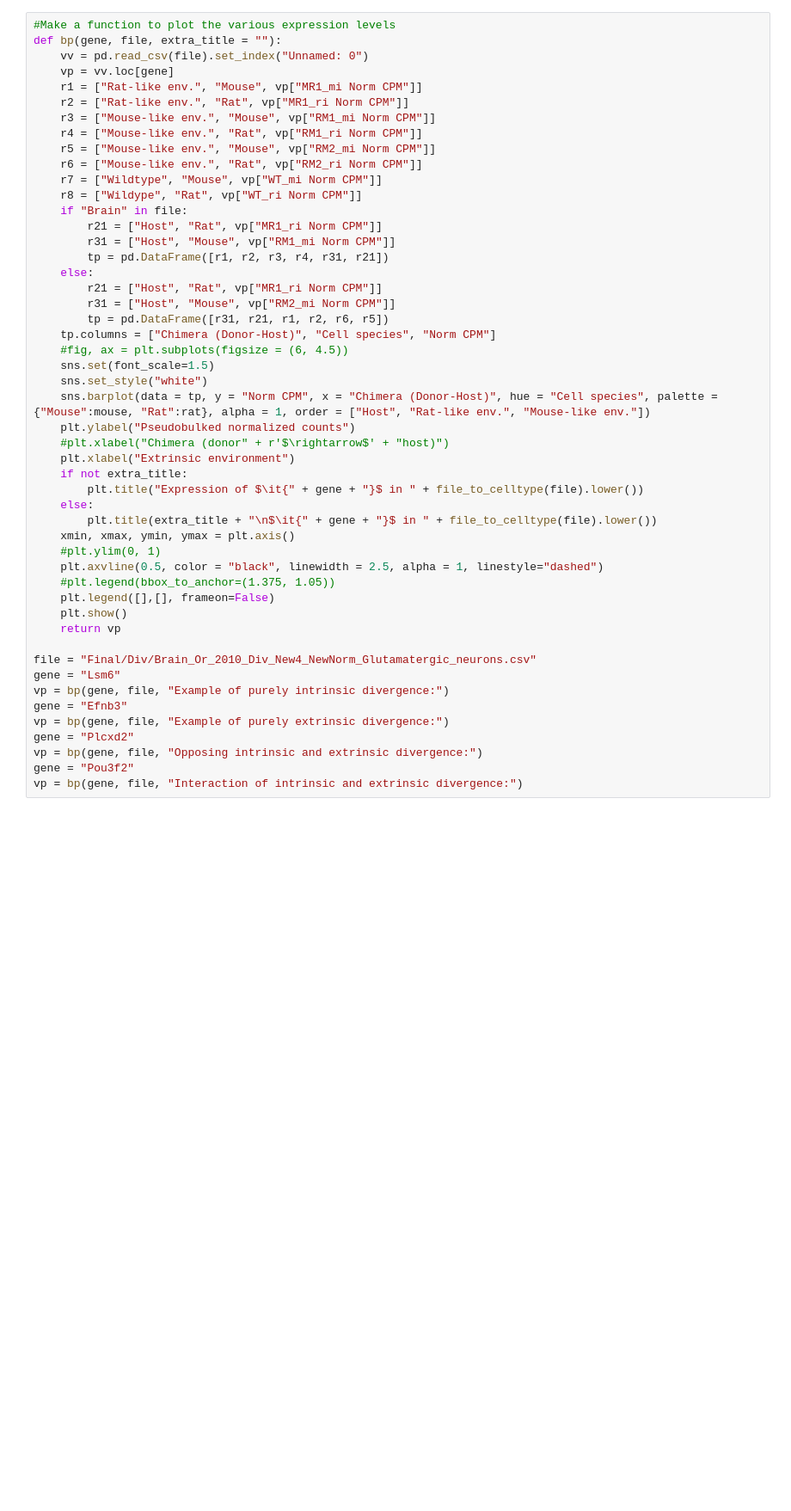
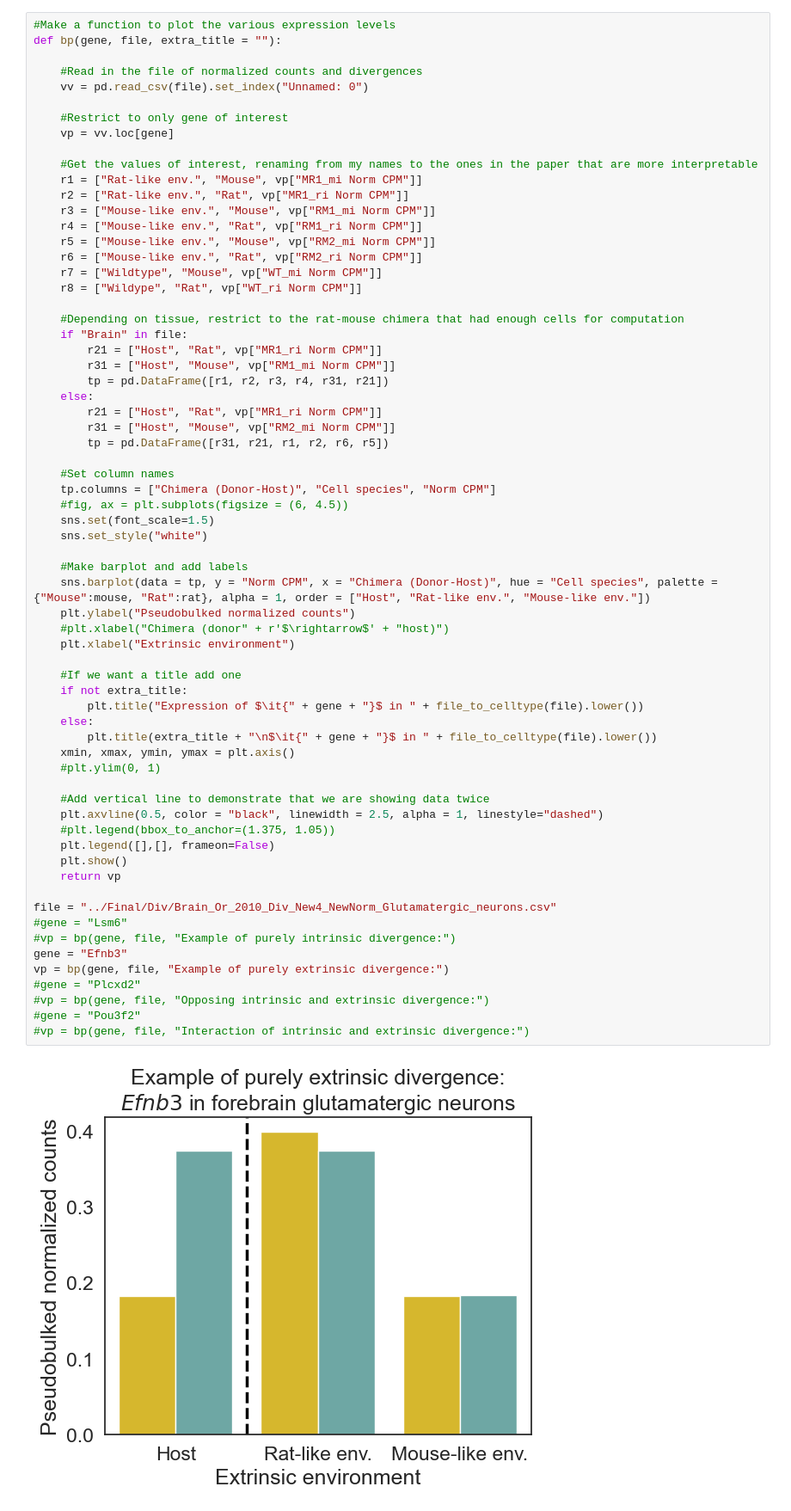
Before and after one commit to astarr97/Chimera_Pilot, a Jupyter notebook: Fig_2A-F.ipynb, the cells around one changed output. Shown: that part at 86% size. Cells and saved outputs as stored; diff of their text form; blank space fills up the shorter version.

```diff
--- a/Fig_2A-F.ipynb
+++ b/Fig_2A-F.ipynb
@@ -41,8 +42,14 @@ plt.rcParams["font.family"] = "Arial"
 # %%
 #Make a function to plot the various expression levels
 def bp(gene, file, extra_title = ""):
+
+    #Read in the file of normalized counts and divergences
     vv = pd.read_csv(file).set_index("Unnamed: 0")
+
+    #Restrict to only gene of interest
     vp = vv.loc[gene]
+
+    #Get the values of interest, renaming from my names to the ones in the paper that are more interpretable
     r1 = ["Rat-like env.", "Mouse", vp["MR1_mi Norm CPM"]]
     r2 = ["Rat-like env.", "Rat", vp["MR1_ri Norm CPM"]]
     r3 = ["Mouse-like env.", "Mouse", vp["RM1_mi Norm CPM"]]
@@ -51,41 +58,53 @@ def bp(gene, file, extra_title = ""):
     r6 = ["Mouse-like env.", "Rat", vp["RM2_ri Norm CPM"]]
     r7 = ["Wildtype", "Mouse", vp["WT_mi Norm CPM"]]
     r8 = ["Wildype", "Rat", vp["WT_ri Norm CPM"]]
+
+    #Depending on tissue, restrict to the rat-mouse chimera that had enough cells for computation
     if "Brain" in file:
         r21 = ["Host", "Rat", vp["MR1_ri Norm CPM"]]
         r31 = ["Host", "Mouse", vp["RM1_mi Norm CPM"]]
         tp = pd.DataFrame([r1, r2, r3, r4, r31, r21])
     else:
         r21 = ["Host", "Rat", vp["MR1_ri Norm CPM"]]
         r31 = ["Host", "Mouse", vp["RM2_mi Norm CPM"]]
         tp = pd.DataFrame([r31, r21, r1, r2, r6, r5])
+
+    #Set column names
     tp.columns = ["Chimera (Donor-Host)", "Cell species", "Norm CPM"]
     #fig, ax = plt.subplots(figsize = (6, 4.5))
     sns.set(font_scale=1.5)
     sns.set_style("white")
+
+    #Make barplot and add labels
     sns.barplot(data = tp, y = "Norm CPM", x = "Chimera (Donor-Host)", hue = "Cell species", palette = {"Mouse":mouse, "Rat":rat}, alpha = 1, order = ["Host", "Rat-like env.", "Mouse-like env."])
     plt.ylabel("Pseudobulked normalized counts")
     #plt.xlabel("Chimera (donor" + r'$\rightarrow$' + "host)")
     plt.xlabel("Extrinsic environment")
+
+    #If we want a title add one
     if not extra_title:
         plt.title("Expression of $\it{" + gene + "}$ in " + file_to_celltype(file).lower())
     else:
         plt.title(extra_title + "\n$\it{" + gene + "}$ in " + file_to_celltype(file).lower())
     xmin, xmax, ymin, ymax = plt.axis()
     #plt.ylim(0, 1)
+
+    #Add vertical line to demonstrate that we are showing data twice
     plt.axvline(0.5, color = "black", linewidth = 2.5, alpha = 1, linestyle="dashed")
     #plt.legend(bbox_to_anchor=(1.375, 1.05))
     plt.legend([],[], frameon=False)
     plt.show()
     return vp
 
-file = "Final/Div/Brain_Or_2010_Div_New4_NewNorm_Glutamatergic_neurons.csv"
-gene = "Lsm6"
-vp = bp(gene, file, "Example of purely intrinsic divergence:")
+file = "../Final/Div/Brain_Or_2010_Div_New4_NewNorm_Glutamatergic_neurons.csv"
+#gene = "Lsm6"
+#vp = bp(gene, file, "Example of purely intrinsic divergence:")
 gene = "Efnb3"
 vp = bp(gene, file, "Example of purely extrinsic divergence:")
-gene = "Plcxd2"
-vp = bp(gene, file, "Opposing intrinsic and extrinsic divergence:")
-gene = "Pou3f2"
-vp = bp(gene, file, "Interaction of intrinsic and extrinsic divergence:")
+#gene = "Plcxd2"
+#vp = bp(gene, file, "Opposing intrinsic and extrinsic divergence:")
+#gene = "Pou3f2"
+#vp = bp(gene, file, "Interaction of intrinsic and extrinsic divergence:")
+# %% [output]
+[figure, added]
 # %%
```
Also changed, not shown: parts of 4 cells of this notebook, 5 other files.
